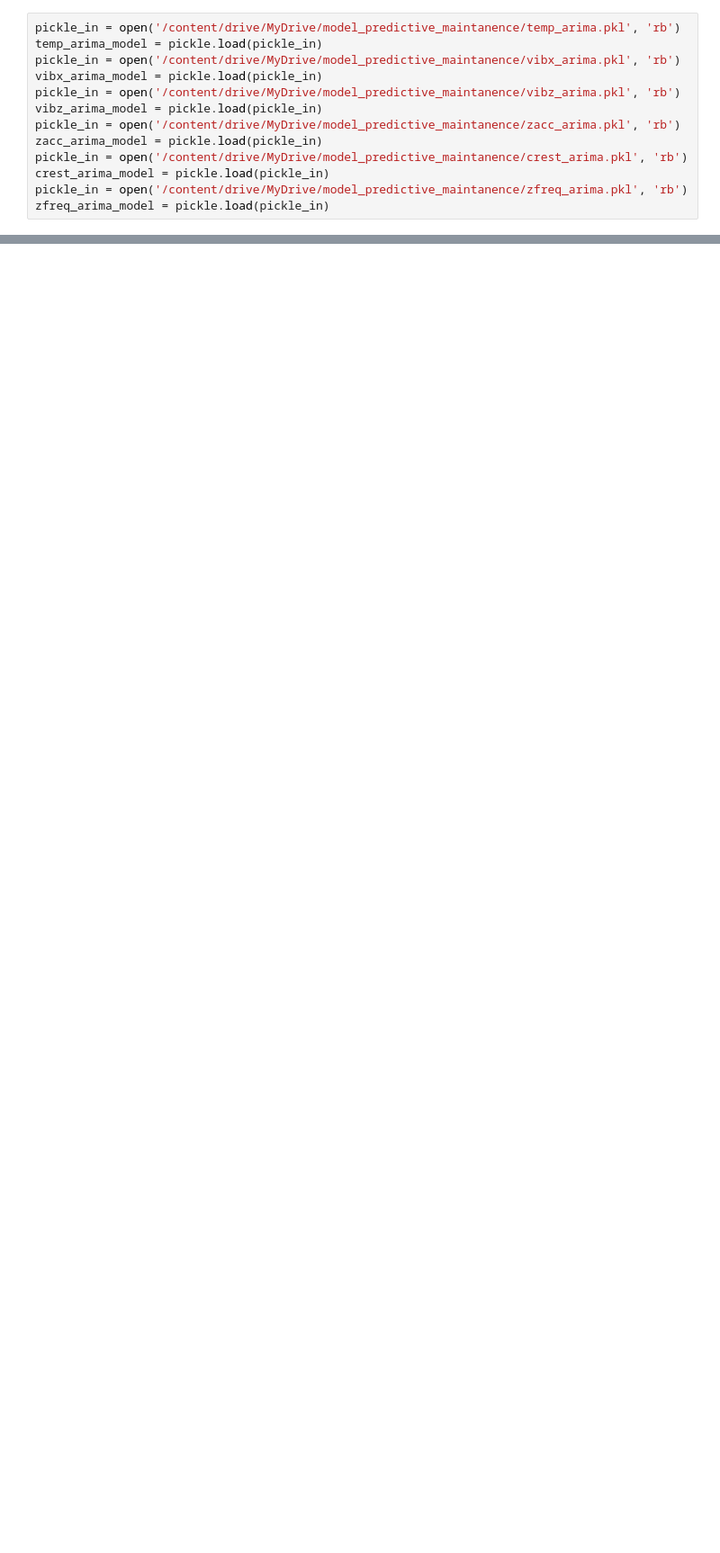
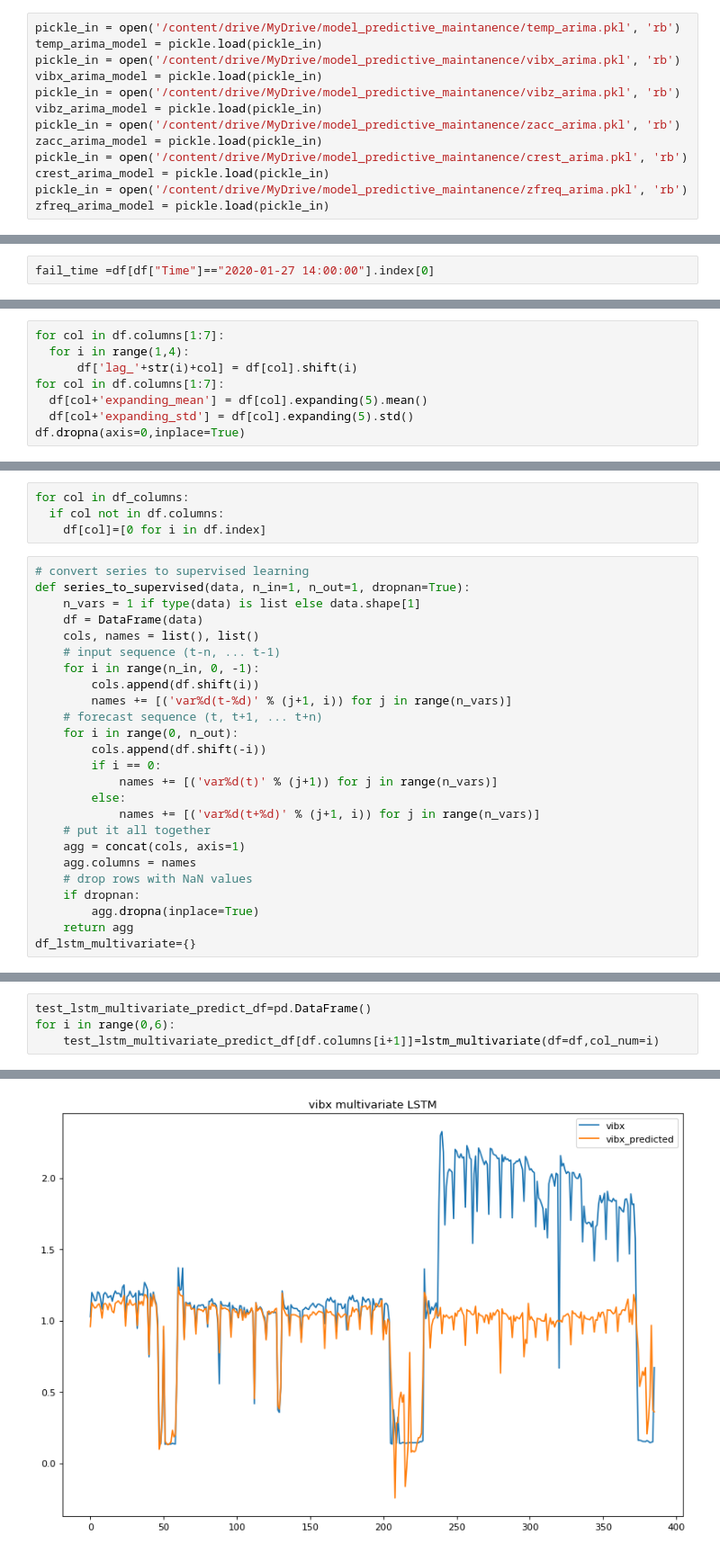
Before and after one commit to MustafaBozkurt84/predictive-maintanance-LSTM, a Jupyter notebook: predictive_maintanence_app.ipynb, the cells around one changed output, grey strips where cells are left out. Shown at 90% size. Drawn from its saved outputs; the diff is of its cells as text; blank space fills up the shorter version.

```diff
--- a/predictive_maintanence_app.ipynb
+++ b/predictive_maintanence_app.ipynb
@@ -44,0 +185,2 @@ for model,col in zip(arima_models,columns):
+# %%
+fail_time =df[df["Time"]=="2020-01-27 14:00:00"].index[0]
@@ -44,0 +193,8 @@ for model,col in zip(arima_models,columns):
+# %%
+for col in df.columns[1:7]:
+  for i in range(1,4):
+      df['lag_'+str(i)+col] = df[col].shift(i)
+for col in df.columns[1:7]:
+  df[col+'expanding_mean'] = df[col].expanding(5).mean()
+  df[col+'expanding_std'] = df[col].expanding(5).std()
+df.dropna(axis=0,inplace=True)
@@ -44,0 +216,29 @@ for model,col in zip(arima_models,columns):
+# %%
+for col in df_columns:
+  if col not in df.columns:
+    df[col]=[0 for i in df.index]
+# %%
+# convert series to supervised learning
+def series_to_supervised(data, n_in=1, n_out=1, dropnan=True):
+	n_vars = 1 if type(data) is list else data.shape[1]
+	df = DataFrame(data)
+	cols, names = list(), list()
+	# input sequence (t-n, ... t-1)
+	for i in range(n_in, 0, -1):
+		cols.append(df.shift(i))
+		names += [('var%d(t-%d)' % (j+1, i)) for j in range(n_vars)]
+	# forecast sequence (t, t+1, ... t+n)
+	for i in range(0, n_out):
+		cols.append(df.shift(-i))
+		if i == 0:
+			names += [('var%d(t)' % (j+1)) for j in range(n_vars)]
+		else:
+			names += [('var%d(t+%d)' % (j+1, i)) for j in range(n_vars)]
+	# put it all together
+	agg = concat(cols, axis=1)
+	agg.columns = names
+	# drop rows with NaN values
+	if dropnan:
+		agg.dropna(inplace=True)
+	return agg
+df_lstm_multivariate={}
@@ -44,0 +302,5 @@ for model,col in zip(arima_models,columns):
+# %%
+test_lstm_multivariate_predict_df=pd.DataFrame()
+for i in range(0,6):
+    test_lstm_multivariate_predict_df[df.columns[i+1]]=lstm_multivariate(df=df,col_num=i)
+# %% [output]
@@ -44,0 +308 @@ for model,col in zip(arima_models,columns):
+[figure, added]
```
Also changed, not shown: parts of 22 cells of this notebook.
